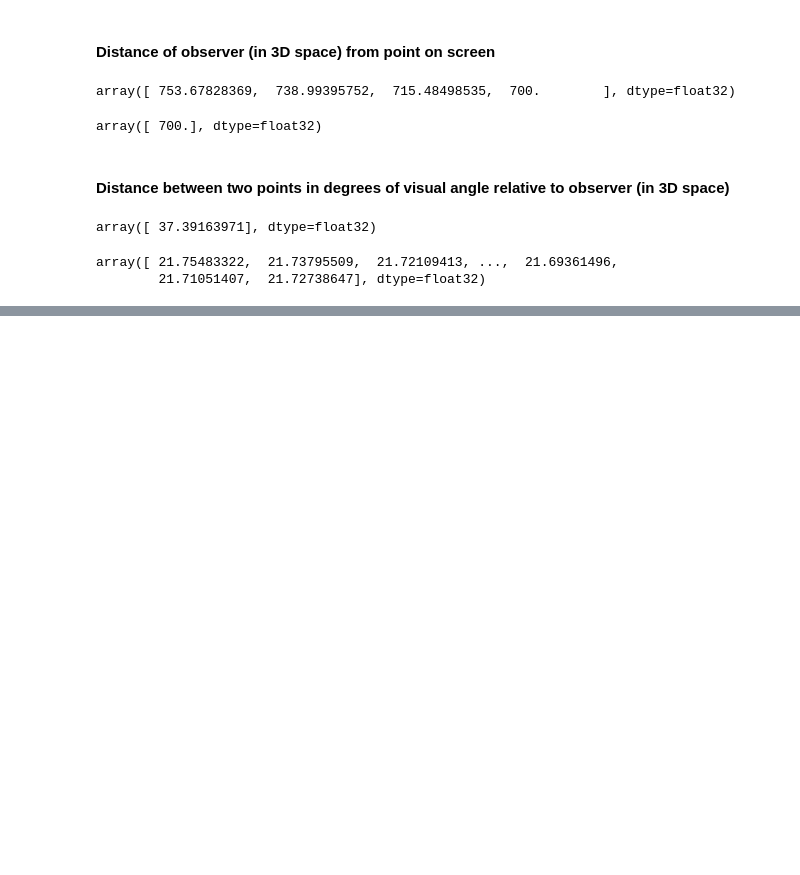
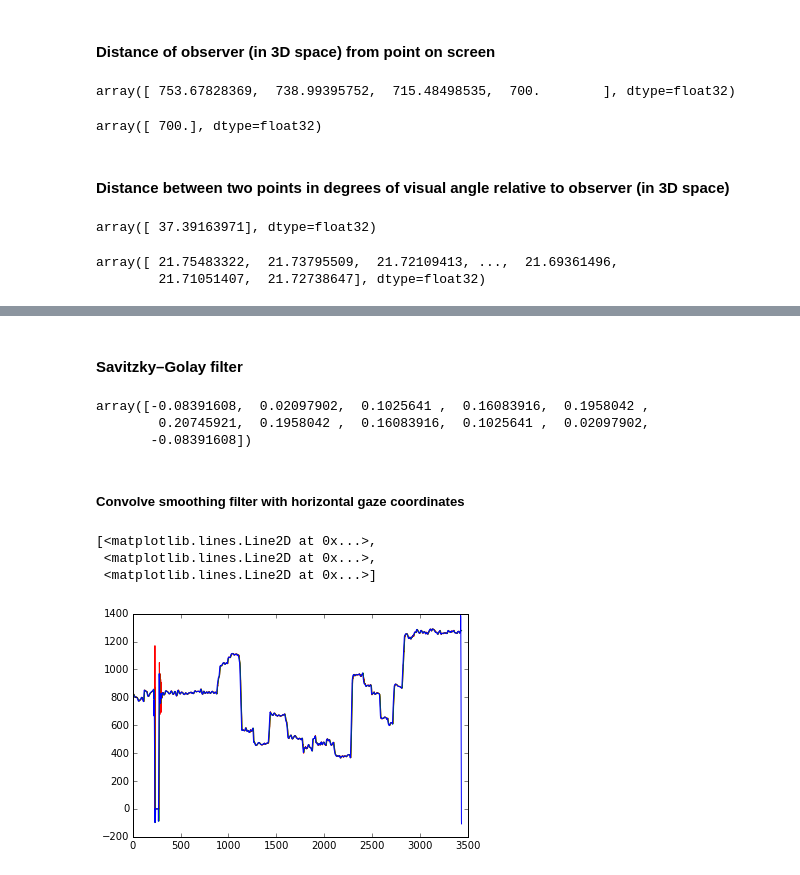
Before and after one commit to RyanHope/gazetools_cl, a Jupyter notebook: gazetools_test.ipynb, the cells around one changed output, grey strips where cells are left out. Drawn from its saved outputs; the diff is of its cells as text; code cells hidden in the pictures; blank space fills up the shorter version.

Commit message:
filter seems to be working

```diff
--- a/gazetools_test.ipynb
+++ b/gazetools_test.ipynb
@@ -113,0 +119,3 @@ array([ 21.75483322,  21.73795509,  21.72109413, ...,  21.69361496,
+# %%
+df=pd.read_csv(pkg_resources.resource_filename("data","smi.csv"))
+df.info()
@@ -113,0 +140,23 @@ array([ 21.75483322,  21.73795509,  21.72109413, ...,  21.69361496,
+# %% [markdown]
+#### Savitzky–Golay filter
+# %%
+smooth = savgol_coeffs(11, 2, 0, 1.0/500.0) # window length 2, order 2, derivitive 0
+smooth
+# %% [output]
+array([-0.08391608,  0.02097902,  0.1025641 ,  0.16083916,  0.1958042 ,
+        0.20745921,  0.1958042 ,  0.16083916,  0.1025641 ,  0.02097902,
+       -0.08391608])
+# %% [markdown]
+##### Convolve smoothing filter with horizontal gaze coordinates
+# %%
+x = np.array(df["smi_sxl"], dtype=np.float32) # horizontal gaze
+x_np = convolve1d_np(x, smooth) # numpy reference
+x_cl = convolve1d(ctx, x, smooth) # gazetools opencl implementation
+# %%
+t = np.arange(x.shape[0])
+plt.plot(t,x,'r-',t,x_np,'g-',t,x_cl,'b-')
+# %% [output]
+[<matplotlib.lines.Line2D at 0x...>,
+ <matplotlib.lines.Line2D at 0x...>,
+ <matplotlib.lines.Line2D at 0x...>]
+[figure, added]
```
Also changed, not shown: parts of 5 cells of this notebook, 6 other files.
